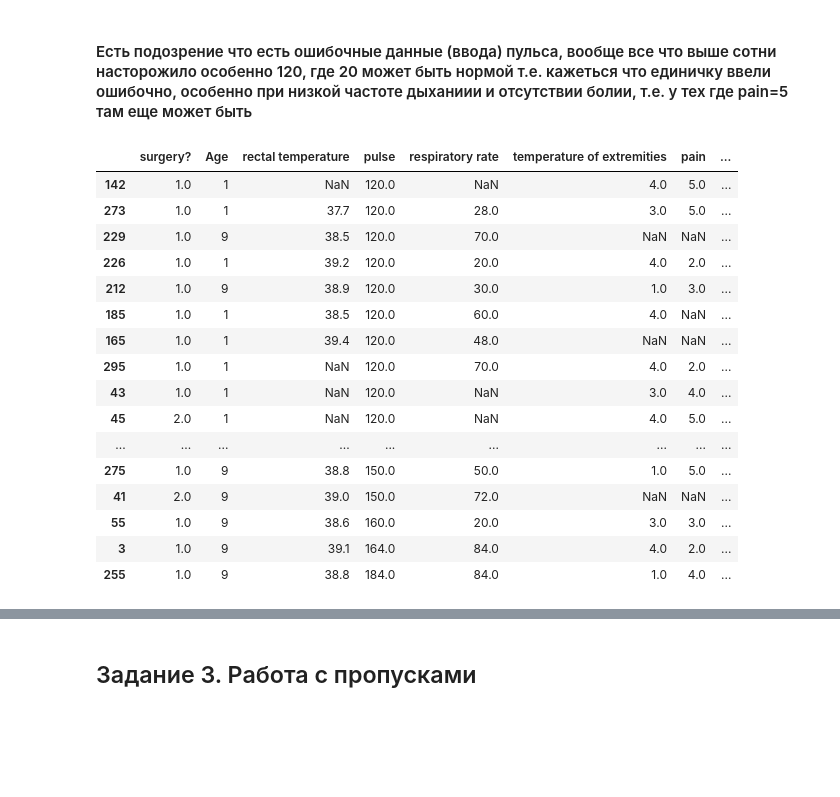
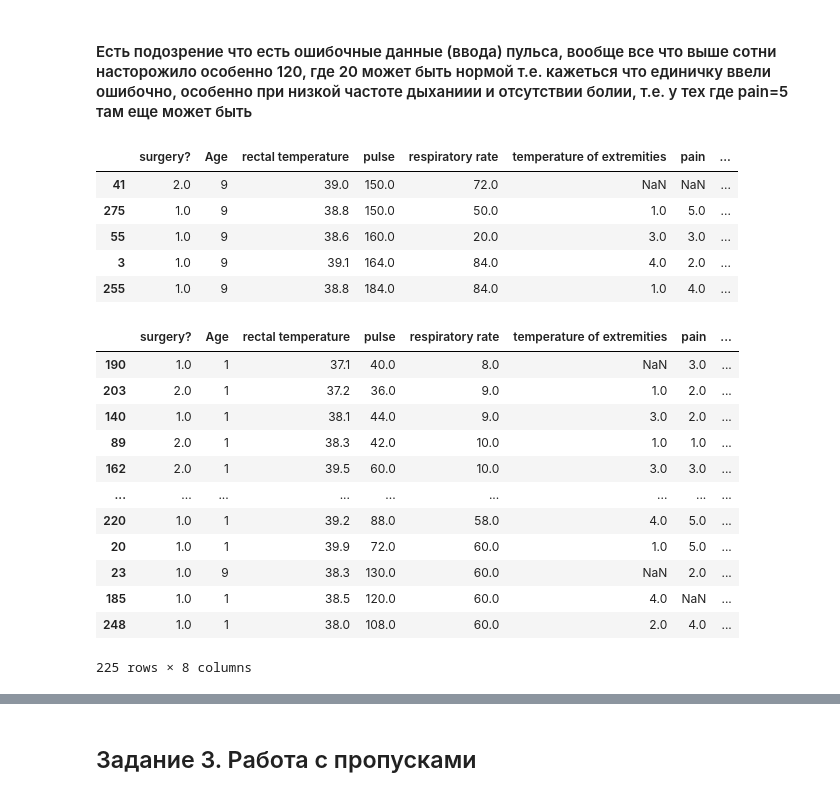
Before and after one commit to dimahl/Netology-dsu-5, a Jupyter notebook: DZ_14_ stats_KhlupinD.ipynb, the cells around one changed output, grey strips where cells are left out. Cells and saved outputs as stored; diff of their text form; code cells hidden in the pictures; blank space fills up the shorter version.

```diff
--- a/DZ_14_ stats_KhlupinD.ipynb
+++ b/DZ_14_ stats_KhlupinD.ipynb
@@ -143,22 +172,33 @@ pulse
 # %% [markdown]
 #### Есть подозрение что есть ошибочные данные (ввода)  пульса, вообще все что выше сотни насторожило особенно 120, где 20 может быть нормой т.е. кажеться что единичку ввели ошибочно, особенно при низкой частоте дыханиии и отсутствии болии, т.е. у тех где pain=5 там еще может быть
 # %%
-horse[horse['pulse'].between(120, 210, inclusive=True)].sort_values('pulse')
+horse[horse['pulse'] > upper_bound].sort_values('pulse')
 # %% [output]
 |  | surgery? | Age | rectal temperature | pulse | respiratory rate | temperature of extremities | pain | ... |
-| 142 | 1.0 | 1 | NaN | 120.0 | NaN | 4.0 | 5.0 | ... |
-| 273 | 1.0 | 1 | 37.7 | 120.0 | 28.0 | 3.0 | 5.0 | ... |
-| 229 | 1.0 | 9 | 38.5 | 120.0 | 70.0 | NaN | NaN | ... |
-| 226 | 1.0 | 1 | 39.2 | 120.0 | 20.0 | 4.0 | 2.0 | ... |
-| 212 | 1.0 | 9 | 38.9 | 120.0 | 30.0 | 1.0 | 3.0 | ... |
-| 185 | 1.0 | 1 | 38.5 | 120.0 | 60.0 | 4.0 | NaN | ... |
-| 165 | 1.0 | 1 | 39.4 | 120.0 | 48.0 | NaN | NaN | ... |
-| 295 | 1.0 | 1 | NaN | 120.0 | 70.0 | 4.0 | 2.0 | ... |
-| 43 | 1.0 | 1 | NaN | 120.0 | NaN | 3.0 | 4.0 | ... |
-| 45 | 2.0 | 1 | NaN | 120.0 | NaN | 4.0 | 5.0 | ... |
-| ... | ... | ... | ... | ... | ... | ... | ... | ... |
+| 41 | 2.0 | 9 | 39.0 | 150.0 | 72.0 | NaN | NaN | ... |
 | 275 | 1.0 | 9 | 38.8 | 150.0 | 50.0 | 1.0 | 5.0 | ... |
-| 41 | 2.0 | 9 | 39.0 | 150.0 | 72.0 | NaN | NaN | ... |
 | 55 | 1.0 | 9 | 38.6 | 160.0 | 20.0 | 3.0 | 3.0 | ... |
 | 3 | 1.0 | 9 | 39.1 | 164.0 | 84.0 | 4.0 | 2.0 | ... |
 | 255 | 1.0 | 9 | 38.8 | 184.0 | 84.0 | 1.0 | 4.0 | ... |
+# %%
+q1 = horse['respiratory rate'].quantile(0.25)
+q3 = horse['respiratory rate'].quantile(0.75)
+iqr = q3 - q1
+lower_bound = q1 - (1.5 * iqr)
+upper_bound = q3 + (1.5 * iqr)
+remove_outliers = horse[horse['respiratory rate'].between(lower_bound, upper_bound, inclusive=True)].sort_values('respiratory rate')
+remove_outliers
+# %% [output]
+|  | surgery? | Age | rectal temperature | pulse | respiratory rate | temperature of extremities | pain | ... |
+| 190 | 1.0 | 1 | 37.1 | 40.0 | 8.0 | NaN | 3.0 | ... |
+| 203 | 2.0 | 1 | 37.2 | 36.0 | 9.0 | 1.0 | 2.0 | ... |
+| 140 | 1.0 | 1 | 38.1 | 44.0 | 9.0 | 3.0 | 2.0 | ... |
+| 89 | 2.0 | 1 | 38.3 | 42.0 | 10.0 | 1.0 | 1.0 | ... |
+| 162 | 2.0 | 1 | 39.5 | 60.0 | 10.0 | 3.0 | 3.0 | ... |
+| ... | ... | ... | ... | ... | ... | ... | ... | ... |
+| 220 | 1.0 | 1 | 39.2 | 88.0 | 58.0 | 4.0 | 5.0 | ... |
+| 20 | 1.0 | 1 | 39.9 | 72.0 | 60.0 | 1.0 | 5.0 | ... |
+| 23 | 1.0 | 9 | 38.3 | 130.0 | 60.0 | NaN | 2.0 | ... |
+| 185 | 1.0 | 1 | 38.5 | 120.0 | 60.0 | 4.0 | NaN | ... |
+| 248 | 1.0 | 1 | 38.0 | 108.0 | 60.0 | 2.0 | 4.0 | ... |
+225 rows × 8 columns
```
Also changed, not shown: parts of 6 cells of this notebook.
